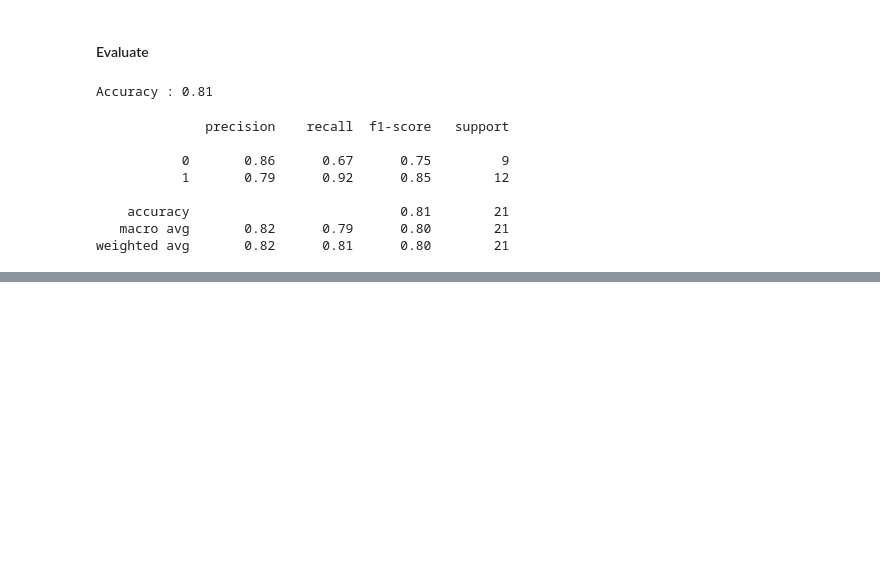
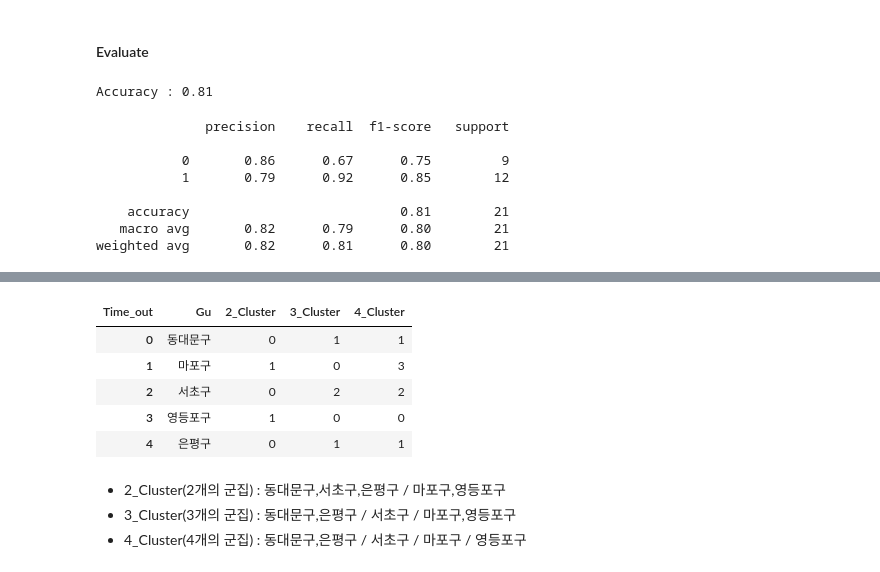
Before and after one commit to Yerial1125/e_learning1, a Jupyter notebook: Untitled.ipynb, the cells around one changed output, grey strips where cells are left out. Drawn from its saved outputs; the diff is of its cells as text; code cells hidden in the pictures; blank space fills up the shorter version.

```diff
--- a/Untitled.ipynb
+++ b/Untitled.ipynb
@@ -1550,0 +1603,24 @@ weighted avg       0.82      0.81      0.80        21
+# %%
+from sklearn import cluster
+
+X = n_bike2.iloc[0:5,1:25]
+y = n_bike2.Gu
+km2 = cluster.KMeans(n_clusters =2).fit(X)
+km3 = cluster.KMeans(n_clusters =3).fit(X)
+km4 = cluster.KMeans(n_clusters =4).fit(X)
+# %%
+n_bike2['2_Cluster'] = km2.labels_
+n_bike2['3_Cluster'] = km3.labels_
+n_bike2['4_Cluster'] = km4.labels_
+n_bike2[['Gu','2_Cluster','3_Cluster','4_Cluster']]
+# %% [output]
+| Time_out | Gu | 2_Cluster | 3_Cluster | 4_Cluster |
+| 0 | 동대문구 | 0 | 1 | 1 |
+| 1 | 마포구 | 1 | 0 | 3 |
+| 2 | 서초구 | 0 | 2 | 2 |
+| 3 | 영등포구 | 1 | 0 | 0 |
+| 4 | 은평구 | 0 | 1 | 1 |
+# %% [markdown]
+- 2_Cluster(2개의 군집) : 동대문구,서초구,은평구 / 마포구,영등포구
+- 3_Cluster(3개의 군집) : 동대문구,은평구 / 서초구 / 마포구,영등포구
+- 4_Cluster(4개의 군집) : 동대문구,은평구 / 서초구 / 마포구 / 영등포구
```
Also changed, not shown: parts of 7 cells of this notebook, 1 other file.
